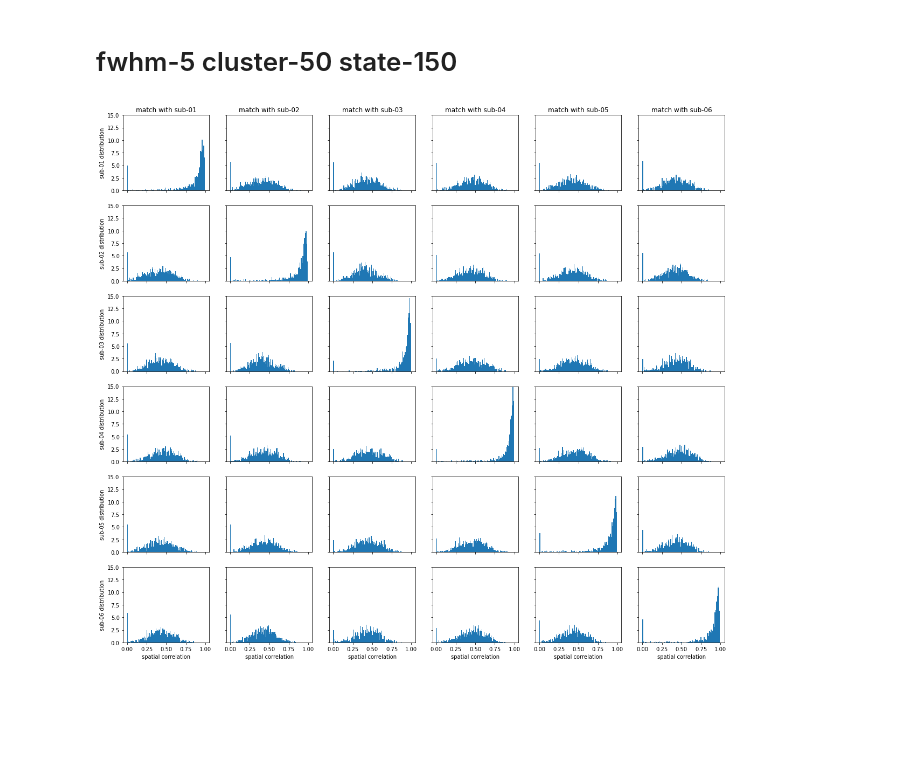
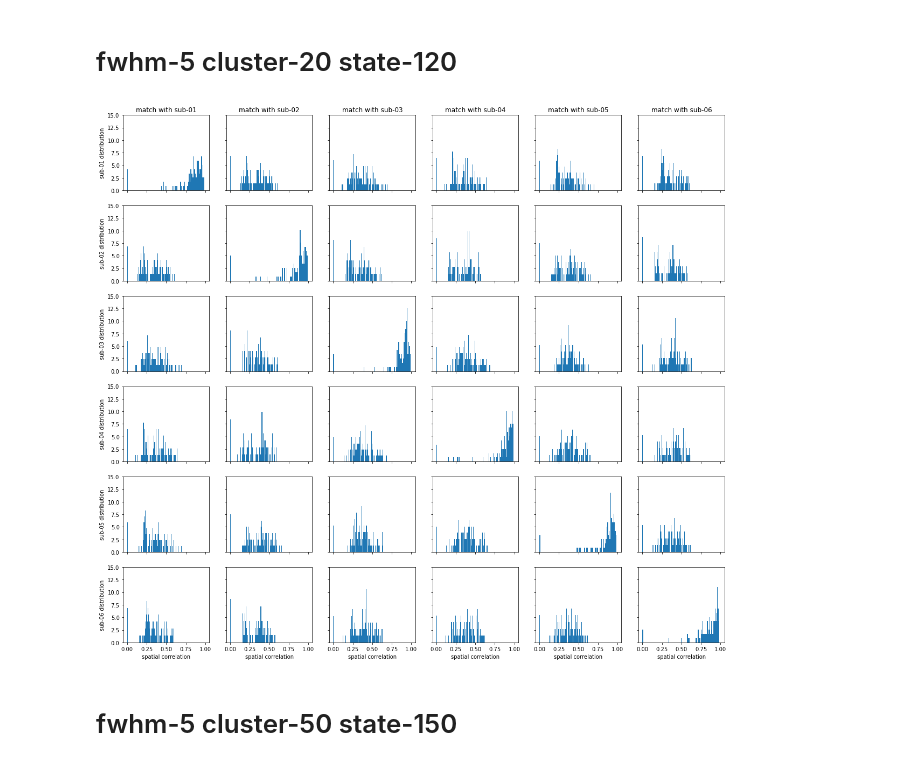
Before and after one commit to courtois-neuromod/cneuromod_embeddings, a Jupyter notebook: fig_repro_friends-s01.ipynb, the cells around one changed output. Drawn from its saved outputs; the diff is of its cells as text; code cells hidden in the pictures; blank space fills up the shorter version.

```diff
--- a/fig_repro_friends-s01.ipynb
+++ b/fig_repro_friends-s01.ipynb
@@ -10,26 +115,9 @@ from sklearn.preprocessing import StandardScaler
+# %% [markdown]
+# fwhm-5 cluster-20 state-120
+# %%
+R = np.load('/data/cisl/pbellec/cneuromod_embeddings/xp_202012/friends-s01_reproducibility/Rmatch_fwhm-5_cluster-20_state-120.npy')
+visu_repro(R)
+# %% [output]
+[figure, added]
 # %% [markdown]
 # fwhm-5 cluster-50 state-150
-# %%
-width_fig = 20
-n_comp=6
-fig = plt.figure(figsize=(width_fig, n_comp*3))
-R = np.load('/data/cisl/pbellec/cneuromod_embeddings/xp_202012/friends-s01_reproducibility/Rmatch_fwhm-5_cluster-300_state-900.npy')
-for sub1 in range(6):
-    for sub2 in range(6):
-        plt.subplot(6, 6, 1 + sub1 + sub2 * 6)
-        match_val = np.max(R[:, :, sub1, sub2], axis=1)
-        plt.hist(match_val, bins=100, density=True, stacked=True)
-        plt.axis((-0.05, 1.05, 0, 15))
-        ax = plt.gca()
-        if sub2 == 0:
-            ax.set_title(f'match with sub-0{sub1+1}')
-        if sub1 != 0:
-            ax.tick_params(labelleft=False)
-        else:
-            ax.set_ylabel(f'sub-0{sub2+1} distribution')
-        if sub2 != 5:
-            ax.tick_params(labelbottom=False)
-        else:
-            ax.set_xlabel('spatial correlation')
-# %% [output]
-[figure, removed]
```
Also changed, not shown: parts of 17 cells of this notebook, 2 other files.
